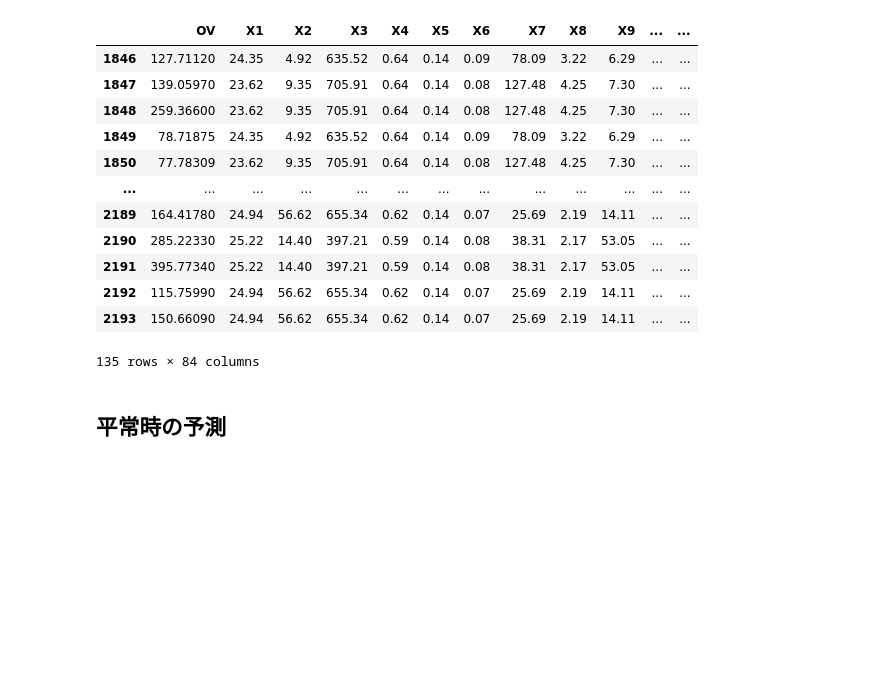
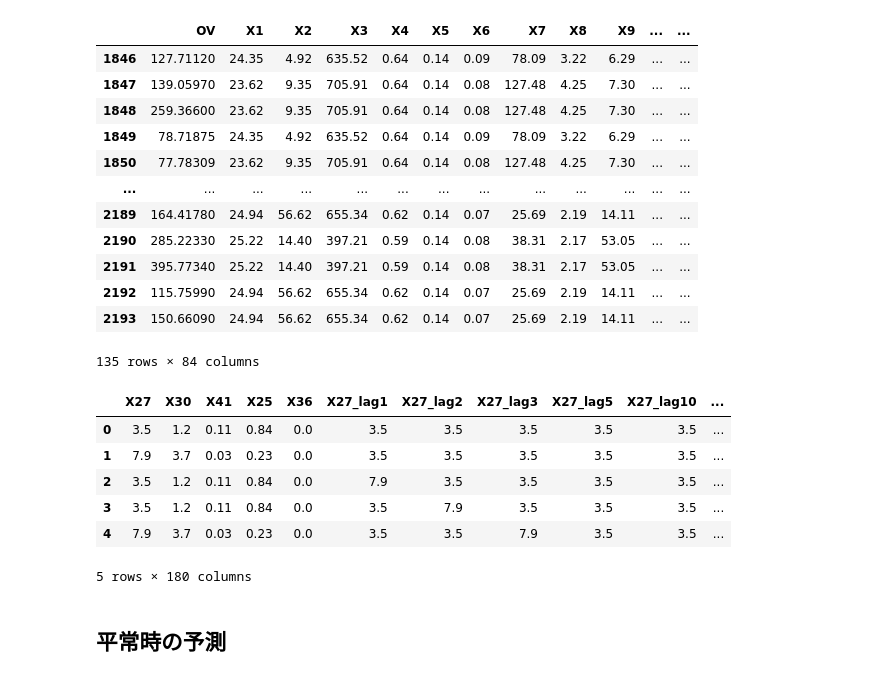
Before and after one commit to yut0takagi/ass-production-management2, a Jupyter notebook: notebook/11-Pred-SpikeSection.ipynb, the cells around one changed output. Saved outputs shown, nothing was run; the diff lists cells and outputs as text; code cells hidden in the pictures; blank space fills up the shorter version.

```diff
--- a/notebook/11-Pred-SpikeSection.ipynb
+++ b/notebook/11-Pred-SpikeSection.ipynb
@@ -91,32 +91,68 @@ display(test_df)
 # %%
 
 #Attention:------------------Attention:------------------Attention:------------------Attention:------------------Attention:------------------
 SENSOR_COLS = [f"X{i}" for i in [27, 30, 41, 25, 36]]
 LAGS = [1, 2, 3, 5, 10, 20]
+WINS = [3, 5, 10, 20]   # rolling window
 #Attention:------------------Attention:------------------Attention:------------------Attention:------------------Attention:------------------
 """
 "X36", "X27","X30", "X41"
 X30    0.671984
 X41    0.368569
 X27    0.353834
 X25    0.337130
 """
 #Attention:------------------Attention:------------------Attention:------------------Attention:------------------Attention:------------------
-def feature_engineering1(df, SENSOR_COLS=SENSOR_COLS, LAGS=LAGS):
-    feat_df = df[SENSOR_COLS].copy()
+
+def feature_engineering1(df, SENSOR_COLS=SENSOR_COLS, LAGS=LAGS, WINS=WINS):
+    base = df[SENSOR_COLS].copy()
+    feats = {}  # ★ここに全部貯める
 
     for c in SENSOR_COLS:
+        s = df[c]
+
+        # lag
         for l in LAGS:
-            feat_df[f"{c}_lag{l}"] = df[c].shift(l)
+            feats[f"{c}_lag{l}"] = s.shift(l)
 
-        feat_df[f"{c}_diff1"] = feat_df[c].diff(1)
-        feat_df[f"{c}_diff2"] = feat_df[c].diff(2)
-        feat_df[f"{c}_pct1"]  = feat_df[c].pct_change(1).replace([np.inf, -np.inf], np.nan)
+        # diff / pct
+        feats[f"{c}_diff1"] = s.diff(1)
+        feats[f"{c}_diff2"] = s.diff(2)
+        feats[f"{c}_pct1"]  = s.pct_change(1).replace([np.inf, -np.inf], np.nan)
+
+        # rolling
+        for w in WINS:
+            r = s.rolling(w, min_periods=1)
+            rmean = r.mean()
+            rstd  = r.std()
+            feats[f"{c}_rmean{w}"] = rmean
+            feats[f"{c}_rstd{w}"]  = rstd
+            feats[f"{c}_rmax{w}"]  = r.max()
+            feats[f"{c}_rmin{w}"]  = r.min()
+            feats[f"{c}_z{w}"]     = (s - rmean) / (rstd + 1e-9)
+            feats[f"{c}_dev{w}"]   = s - rmean
+
+        feats[f"{c}_energy"] = (
+            feats[f"{c}_rstd20"] * feats[f"{c}_rmax20"]
+        )
+
+        feats[f"{c}_jump"] = s - s.shift(5)
+
+    feat_df = pd.concat([base, pd.DataFrame(feats, index=df.index)], axis=1)
     feat_df = feat_df.ffill().bfill().fillna(0)
     return feat_df
 #Attention:------------------Attention:------------------Attention:------------------Attention:------------------Attention:------------------
 
 
-train_feature_df = feature_engineering1(train_df, SENSOR_COLS=SENSOR_COLS, LAGS=LAGS)
-test_feature_df = feature_engineering1(test_df, SENSOR_COLS=SENSOR_COLS, LAGS=LAGS)
+train_feature_df = feature_engineering1(train_df, SENSOR_COLS=SENSOR_COLS, LAGS=LAGS, WINS=WINS)
+test_feature_df = feature_engineering1(test_df, SENSOR_COLS=SENSOR_COLS, LAGS=LAGS, WINS=WINS)
+train_feature_df.head()
+# %% [output]
+|  | X27 | X30 | X41 | X25 | X36 | X27_lag1 | X27_lag2 | X27_lag3 | X27_lag5 | X27_lag10 | ... |
+| 0 | 3.5 | 1.2 | 0.11 | 0.84 | 0.0 | 3.5 | 3.5 | 3.5 | 3.5 | 3.5 | ... |
+| 1 | 7.9 | 3.7 | 0.03 | 0.23 | 0.0 | 3.5 | 3.5 | 3.5 | 3.5 | 3.5 | ... |
+| 2 | 3.5 | 1.2 | 0.11 | 0.84 | 0.0 | 7.9 | 3.5 | 3.5 | 3.5 | 3.5 | ... |
+| 3 | 3.5 | 1.2 | 0.11 | 0.84 | 0.0 | 3.5 | 7.9 | 3.5 | 3.5 | 3.5 | ... |
+| 4 | 7.9 | 3.7 | 0.03 | 0.23 | 0.0 | 3.5 | 3.5 | 7.9 | 3.5 | 3.5 | ... |
+5 rows × 180 columns
 # %%
```
Also changed, not shown: parts of 7 cells of this notebook, 6 other files.
